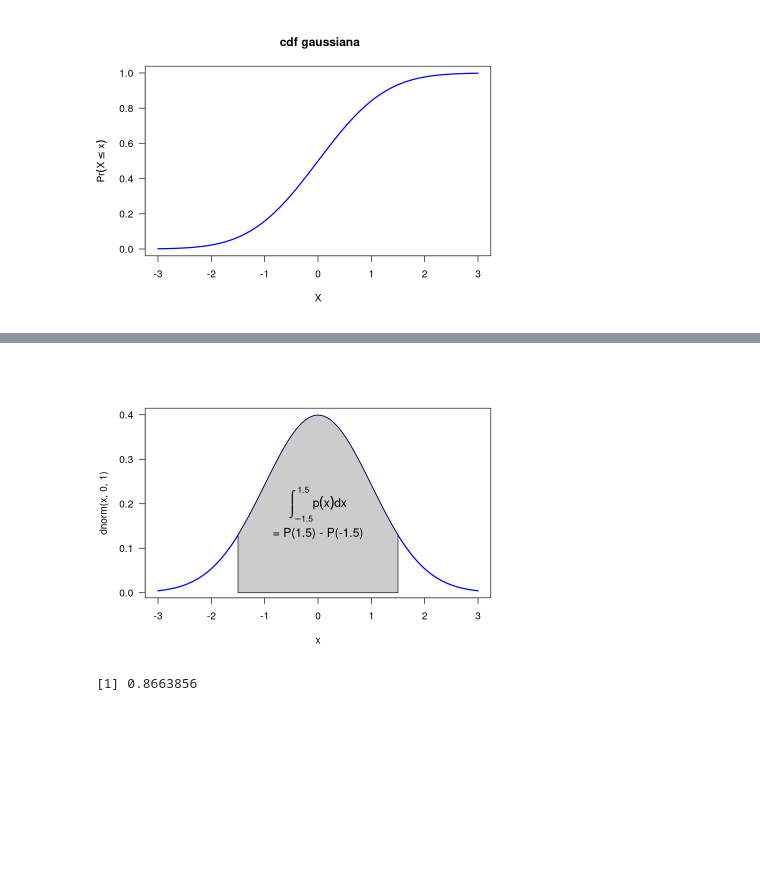
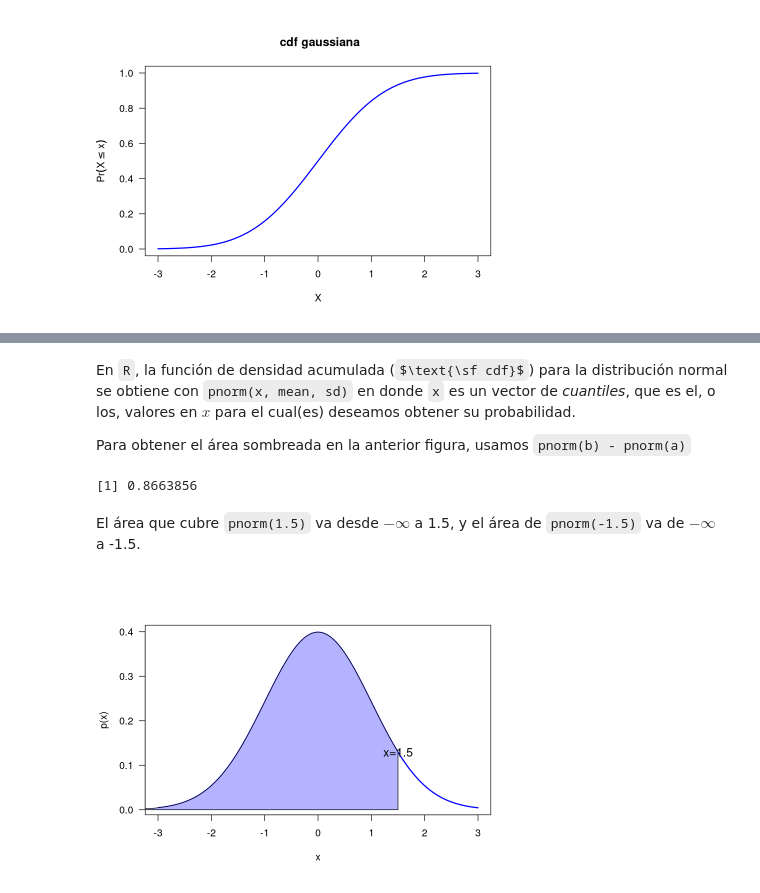
Before and after one commit to jealcalat/Analisis_multivariado-deprecated-, a Jupyter notebook: 2_modelos_multivariados/2.1_funciones_distribucion_densidad.ipynb, the cells around one changed output, grey strips where cells are left out. Drawn from its saved outputs; the diff is of its cells as text; code cells hidden in the pictures; some formulas as TeX source; blank space fills up the shorter version.

```diff
--- a/2_modelos_multivariados/2.1_funciones_distribucion_densidad.ipynb
+++ b/2_modelos_multivariados/2.1_funciones_distribucion_densidad.ipynb
@@ -173,34 +351,37 @@ $$
+# %% [markdown]
+En `R`, la función de densidad acumulada ($\text{\sf cdf}$) para la distribución normal se obtiene con `pnorm(x, mean, sd)` en donde `x` es un vector de *cuantiles*, que es el, o los, valores en $x$ para el cual(es) deseamos obtener su probabilidad.
+
+Para obtener el área sombreada en la anterior figura, usamos `pnorm(b) - pnorm(a)`
+# %%
+pnorm(1.5, mean = 0, sd = 1) - pnorm(-1.5, 0, 1)
+# mean = 0, sd = 1 están por defecto, pero los ponemos para mayor claridad
+# %% [output]
+[1] 0.8663856
+# %% [markdown]
+El área que cubre `pnorm(1.5)` va desde $-\infty$ a 1.5, y el área de `pnorm(-1.5)` va de $-\infty$ a -1.5.
 # %%
+options(repr.plot.width=7, repr.plot.height=5)
 par(las = 1)
 curve(
   dnorm(x, 0, 1),
   from = -3, to = 3,
   col = "blue",
+  ylab = "p(x)",
   lwd = 2
 )
-from_x <- -1.5
+from_x <- -10 # en rigor, debería ser -Inf
 to_x <- 1.5
 sx  <- c(from_x, seq(from_x, to_x, 0.01), to_x)
 sy  <- c(0, dnorm(seq(from_x, to_x, 0.01)), 0)
 polygon(
   sx, sy,
-  col = grey(0.8)
+  col = "#B3B3FF"
 )
 text(
-  x = 0,
-  y = dnorm(0, 0) / 2,
-  labels = expression(integral(p(x) * dx, -1.5, 1.5)),
+  x = 1.5,
+  y = dnorm(1.5, 0),
+  labels = 'x=1.5',
   cex = 1.2
 )
-text(
-  x = 0,
-  y = dnorm(0, 0)/3,
-  labels = '= P(1.5) - P(-1.5)',
-  cex = 1.2
-)
 # %% [output]
-[figure, old version]
+[figure, new version]
-# %%
-pnorm(1.5) - pnorm(-1.5)
-# %% [output]
-[1] 0.8663856
```
Also changed, not shown: parts of 18 cells of this notebook, 43 other files.
